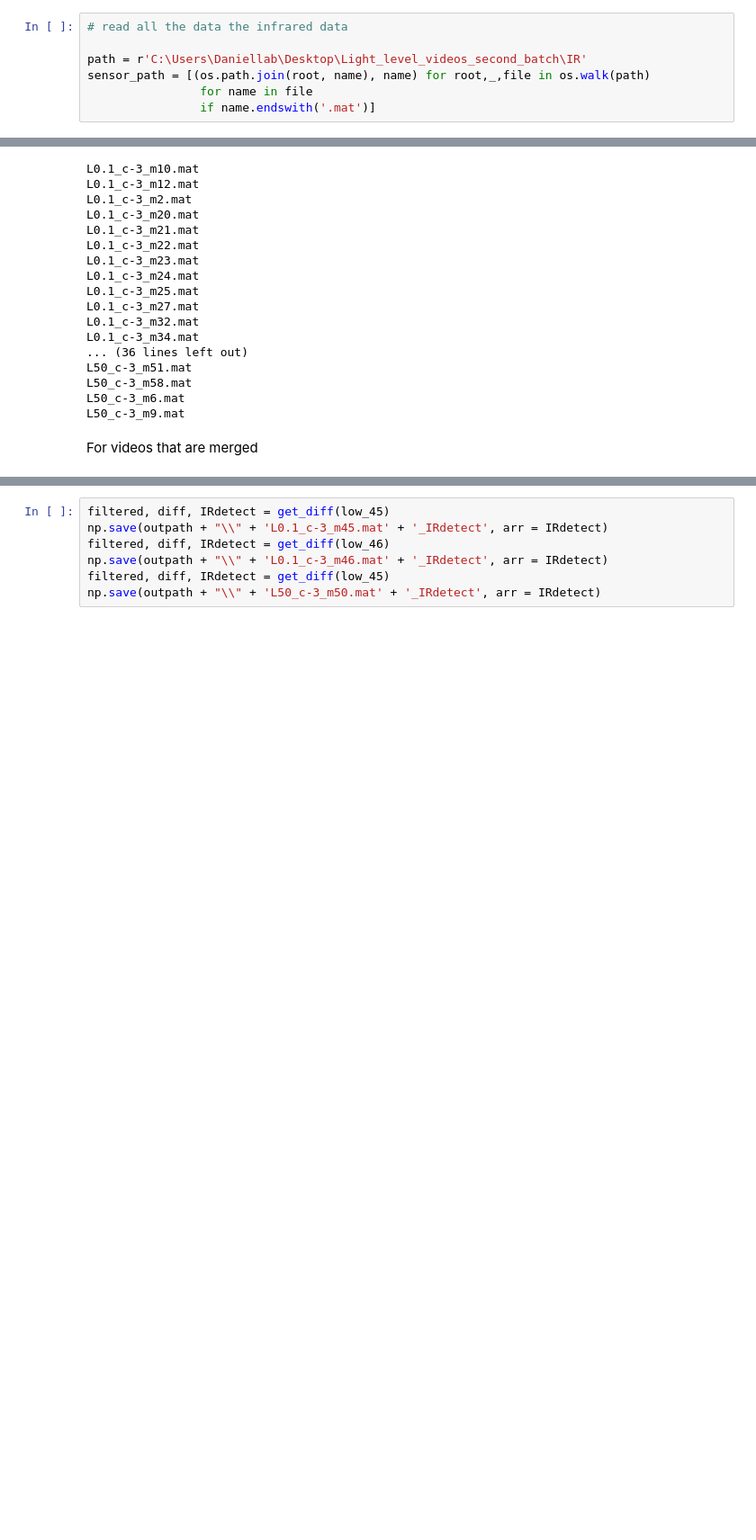
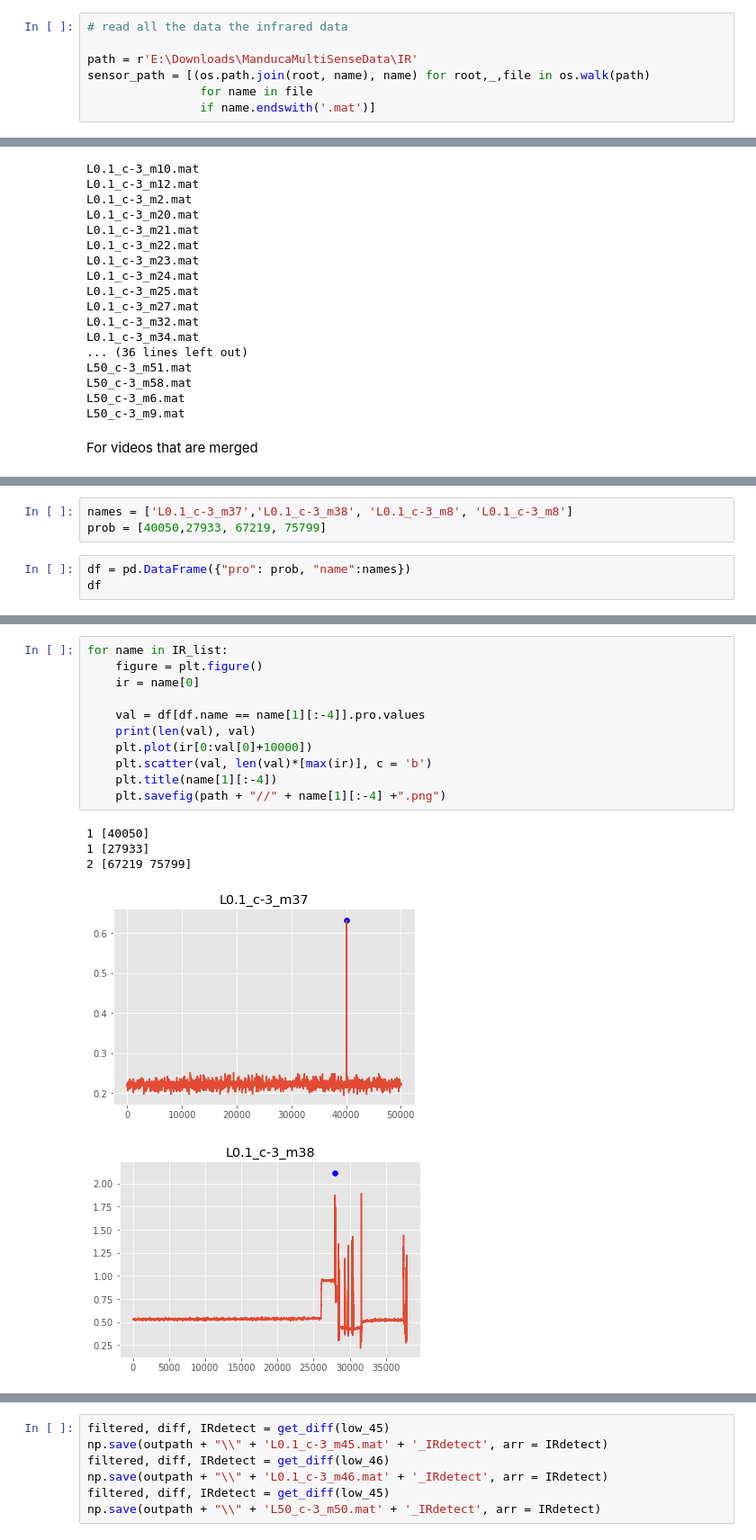
Before and after one commit to itsMahad/ManducaMultiSenseFeeding, a Jupyter notebook: Step4_IRDetectForAllData.ipynb, the cells around one changed output, grey strips where cells are left out. Shown at 90% size. Cells and saved outputs as stored; diff of their text form; blank space fills up the shorter version.

Commit message:
Update 4/7: IR plot verification
This update allows IR plots to capture time history for troubleshooting visits

```diff
--- a/Step4_IRDetectForAllData.ipynb
+++ b/Step4_IRDetectForAllData.ipynb
@@ -31,7 +32,7 @@ def get_diff(data):
 # %%
 # read all the data the infrared data
 
-path = r'C:\Users\Daniellab\Desktop\Light_level_videos_second_batch\IR'
+path = r'E:\Downloads\ManducaMultiSenseData\IR'
 sensor_path = [(os.path.join(root, name), name) for root,_,file in os.walk(path)
                 for name in file
                 if name.endswith('.mat')]
@@ -190,0 +163,6 @@ L0.1_c-3_m45_2.mat
+# %%
+names = ['L0.1_c-3_m37','L0.1_c-3_m38', 'L0.1_c-3_m8', 'L0.1_c-3_m8']
+prob = [40050,27933, 67219, 75799]
+# %%
+df = pd.DataFrame({"pro": prob, "name":names})
+df
@@ -190,0 +175,17 @@ L0.1_c-3_m45_2.mat
+# %%
+for name in IR_list:
+    figure = plt.figure()
+    ir = name[0]
+
+    val = df[df.name == name[1][:-4]].pro.values
+    print(len(val), val)
+    plt.plot(ir[0:val[0]+10000])
+    plt.scatter(val, len(val)*[max(ir)], c = 'b')
+    plt.title(name[1][:-4])
+    plt.savefig(path + "//" + name[1][:-4] +".png")
+# %% [output]
+1 [40050]
+1 [27933]
+2 [67219 75799]
+[figure, added]
+[figure, added]
```
Also changed, not shown: parts of 6 cells of this notebook.
